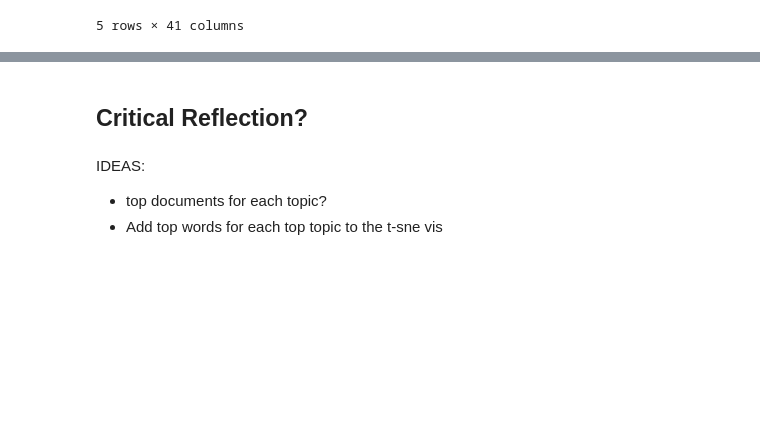
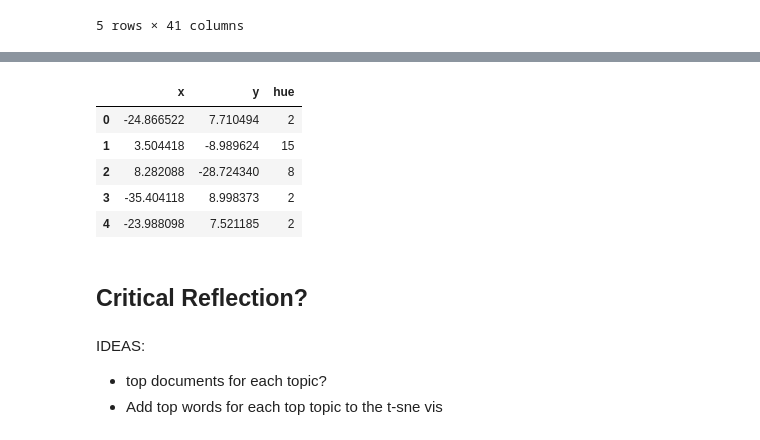
Before and after one commit to csbailey5t/TRLN-Workshop-2020, a Jupyter notebook: model-visualize.ipynb, the cells around one changed output, grey strips where cells are left out. Saved outputs shown, nothing was run; the diff lists cells and outputs as text; code cells hidden in the pictures; blank space fills up the shorter version.

Commit message:
Build tsne model and data

```diff
--- a/model-visualize.ipynb
+++ b/model-visualize.ipynb
@@ -484,0 +497,6 @@ df.to_csv("doc_topic_probs_model_40.csv")
+# %%
+# Create an instance of the TSNE class with default parameters, including perplexity=30. Perplexity is sort of like the number of nearest neighbors. We don't have a guess right now at what the appropriate value is, so we'll stick with the default, but could go back and rerun with different values.
+tsne = TSNE()
+# %%
+# We need our data in the form of a numpy array, without the source_id
+lda_data = df.drop(["source_id"], axis=1).to_numpy()
@@ -484,0 +519,2 @@ df.to_csv("doc_topic_probs_model_40.csv")
+# %%
+tsne_embedding = tsne.fit_transform(lda_data)
@@ -485,3 +531,17 @@ df.to_csv("doc_topic_probs_model_40.csv")
+# %%
+# We'll turn our two dimensional array into a pandas dataframe for ease of use in visualization
+# We'll also add in a hue column that maps to the most significant topic for each document
+tsne_df = pd.DataFrame(tsne_embedding, columns=["x", "y"])
+tsne_df["hue"] = lda_data.argmax(axis=1)
+# %%
+tsne_df.head()
+# %% [output]
+|  | x | y | hue |
+| 0 | -24.866522 | 7.710494 | 2 |
+| 1 | 3.504418 | -8.989624 | 15 |
+| 2 | 8.282088 | -28.724340 | 8 |
+| 3 | -35.404118 | 8.998373 | 2 |
+| 4 | -23.988098 | 7.521185 | 2 |
 # %% [markdown]
 ## Critical Reflection?
 # %% [markdown]
```
Also changed, not shown: parts of 3 cells of this notebook.
